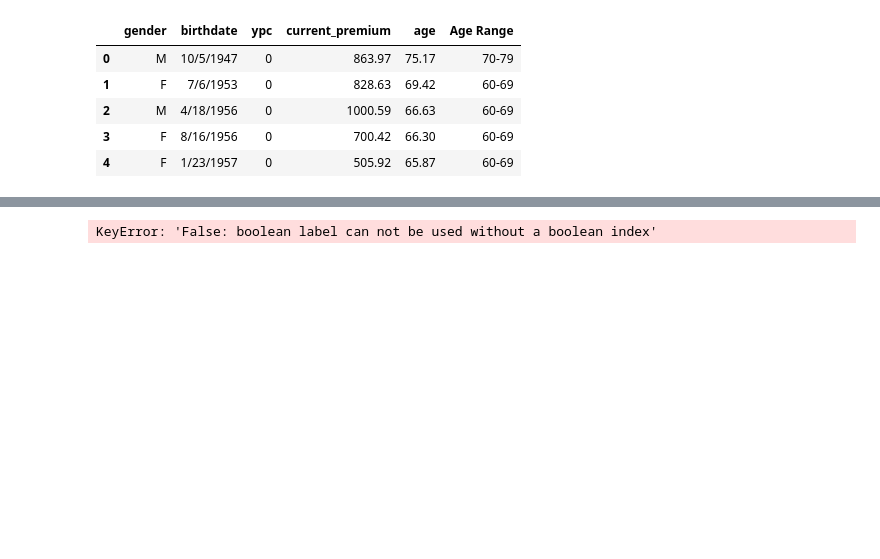
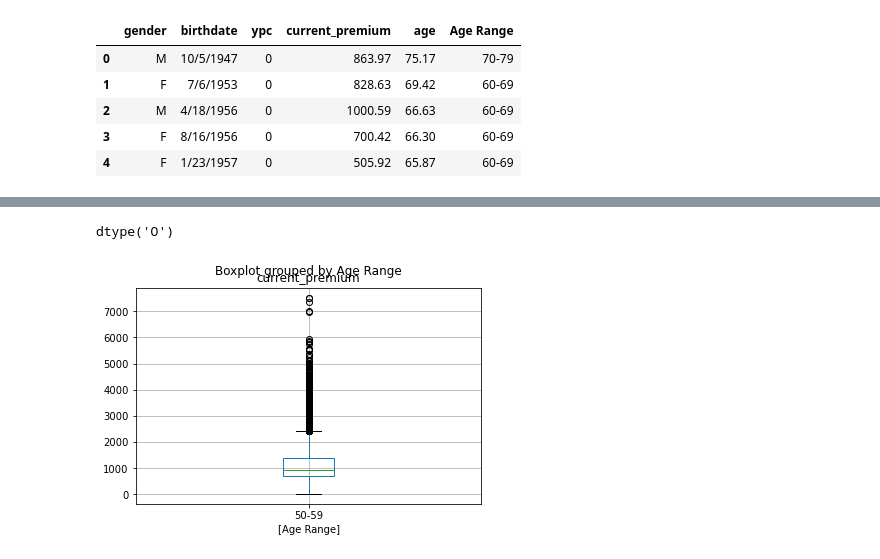
Before and after one commit to jthubert10/Auto_Insurance_Analysis, a Jupyter notebook: pyInsuranceAge.ipynb, the cells around one changed output, grey strips where cells are left out. Drawn from its saved outputs; the diff is of its cells as text; code cells hidden in the pictures; blank space fills up the shorter version.

```diff
--- a/pyInsuranceAge.ipynb
+++ b/pyInsuranceAge.ipynb
@@ -156,3 +165,12 @@ ins_df.head()
 | 2 | M | 4/18/1956 | 0 | 1000.59 | 66.63 | 60-69 |
 | 3 | F | 8/16/1956 | 0 | 700.42 | 66.30 | 60-69 |
 | 4 | F | 1/23/1957 | 0 | 505.92 | 65.87 | 60-69 |
+# %%
+# Create dataframs of only people that are in the 50-59 and 60-69 age range
+fifties_df = pd.DataFrame(ins_df.loc[ins_df['Age Range'] == '50-59']).reset_index()
+sixties_df = pd.DataFrame(ins_df.loc[ins_df['Age Range'] == '60-69']).reset_index()
+
+fifties_prem = fifties_df["current_premium"]
+sixties_prem = sixties_df["current_premium"]
+
+fifties_df.head()
@@ -159,6 +184,8 @@ ins_df.head()
 # %%
 # Box and whisker plot showing any outliers comparing fifties and sixties and their current premium that may skew the average listed above
-fifties = ins_df.loc[[ins_df['Age Range']] == '50-59']
-fifties
+
+fifties_df["Age Range"] = fifties_df["Age Range"].astype(str)
+fifties_df.boxplot(column=["current_premium"], by=['Age Range'])
 # %% [output]
-KeyError: 'False: boolean label can not be used without a boolean index'
+dtype('O')
+[figure, added]
```
Also changed, not shown: parts of 5 cells of this notebook.
